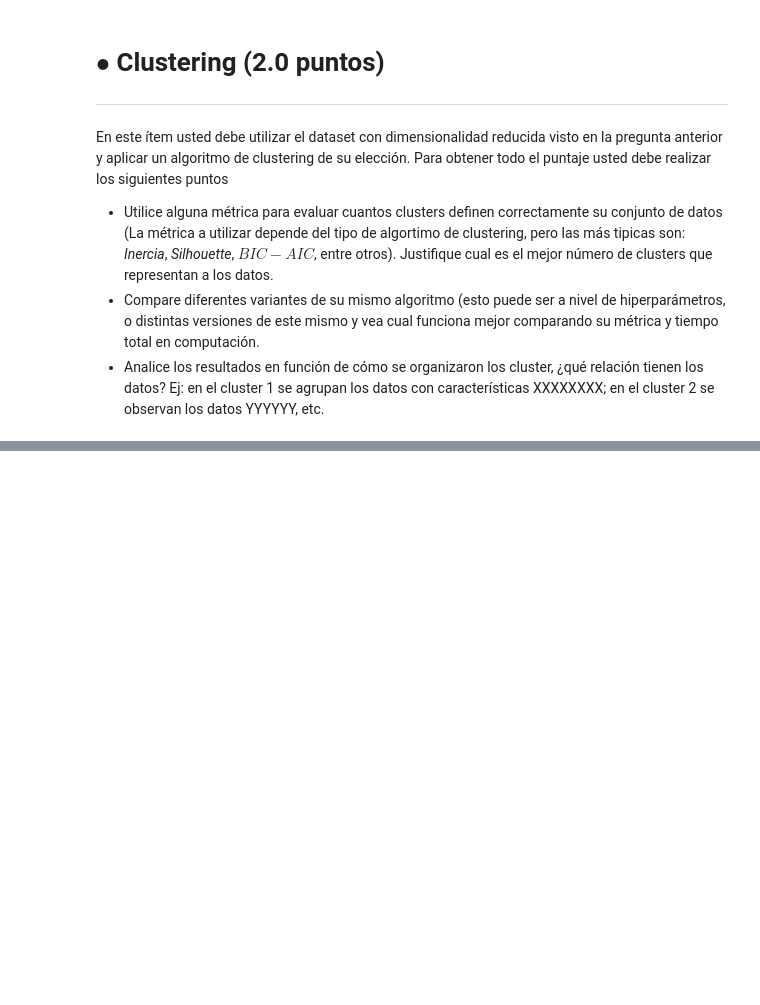
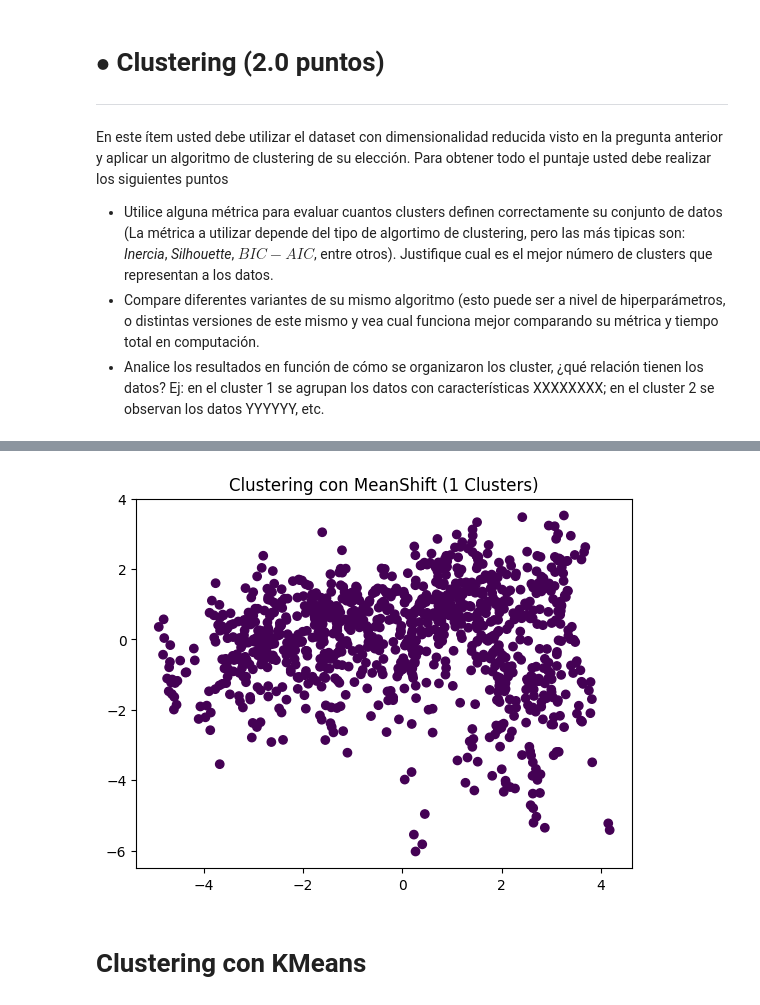
Before and after one commit to RicardoCharris14/Tarea2AD, a Jupyter notebook: tarea2.ipynb, the cells around one changed output, grey strips where cells are left out. Saved outputs shown, nothing was run; the diff lists cells and outputs as text; code cells hidden in the pictures; blank space fills up the shorter version.

```diff
--- a/tarea2.ipynb
+++ b/tarea2.ipynb
@@ -1113,2 +1180,14 @@ En este ítem usted debe utilizar el dataset con dimensionalidad reducida visto
 # %%
 from sklearn.cluster import MeanShift
+
+from sklearn.metrics import silhouette_score
+
+msf = MeanShift()
+msf.fit(x_pca)
+
+MsfLabels = msf.labels_
+if (len(set(MsfLabels)) == 1):
+    print("Se encontró un único cluster")
+else:
+    MsfScore = silhouette_score(x_pca, MsfLabels)
+    print(f"Silhouette Score: {MsfScore:.3f}")
@@ -1114,0 +1201,8 @@ from sklearn.cluster import MeanShift
+# %%
+plt.scatter(x_pca[:, 0], x_pca[:, 1], c=MsfLabels, cmap='viridis',)
+plt.title(f"Clustering con MeanShift ({len(set(MsfLabels))} Clusters)")
+plt.show()
+# %% [output]
+[figure, added]
+# %% [markdown]
+# Clustering con KMeans
```
Also changed, not shown: parts of 30 cells of this notebook.
